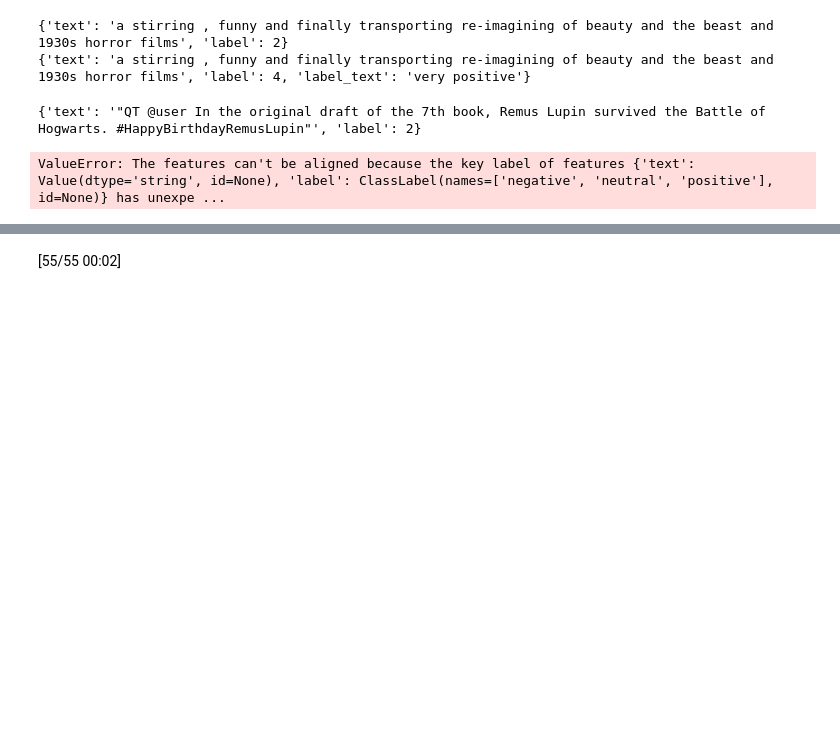
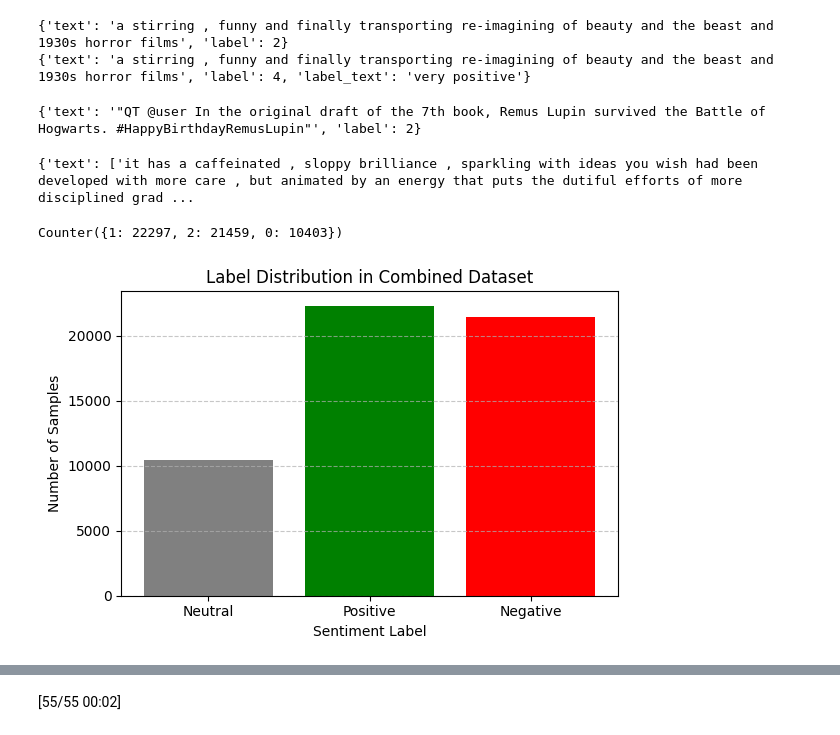
Before and after one commit to ShadaabHasan/student-review-system, a Jupyter notebook: Model/model.ipynb, the cells around one changed output, grey strips where cells are left out. Drawn from its saved outputs; the diff is of its cells as text; code cells hidden in the pictures; blank space fills up the shorter version.

```diff
--- a/Model/model.ipynb
+++ b/Model/model.ipynb
@@ -68,8 +114,43 @@ print(twitter_mapped["train"][0])
 from datasets import concatenate_datasets
 
 combined_train = concatenate_datasets([sst5_mapped["train"], twitter_mapped["train"]])
+print(combined_train[1000:1005])
+
+combined_test = concatenate_datasets([sst5_mapped["test"], twitter_mapped["test"]])
 # %% [output]
-ValueError: The features can't be aligned because the key label of features {'text': Value(dtype='string', id=None), 'label': ClassLabel(names=['negative', 'neutral', 'positive'], id=None)} has unexpe ...
+{'text': ['it has a caffeinated , sloppy brilliance , sparkling with ideas you wish had been developed with more care , but animated by an energy that puts the dutiful efforts of more disciplined grad ...
+# %%
+from collections import Counter
+
+label_counts = Counter(combined_train['label'])
+print(label_counts)
+# %% [output]
+Counter({1: 22297, 2: 21459, 0: 10403})
+# %%
+import matplotlib.pyplot as plt
+from collections import Counter
+
+# Count the number of each label
+label_counts = Counter(combined_train['label'])
+
+# Convert keys and values to lists for plotting
+labels = list(label_counts.keys())
+counts = list(label_counts.values())
+
+# names for readability
+label_names = ['Negative', 'Neutral', 'Positive']
+
+# Plot
+plt.figure(figsize=(6, 4))
+plt.bar(labels, counts, tick_label=label_names, color=['red', 'gray', 'green'])
+plt.title("Label Distribution in Combined Dataset")
+plt.xlabel("Sentiment Label")
+plt.ylabel("Number of Samples")
+plt.grid(axis='y', linestyle='--', alpha=0.7)
+plt.tight_layout()
+plt.show()
+# %% [output]
+[figure, added]
 # %%
 from transformers import AutoTokenizer, AutoModelForSequenceClassification, Trainer, TrainingArguments
 from transformers import DataCollatorWithPadding
```
Also changed, not shown: parts of 4 cells of this notebook.
